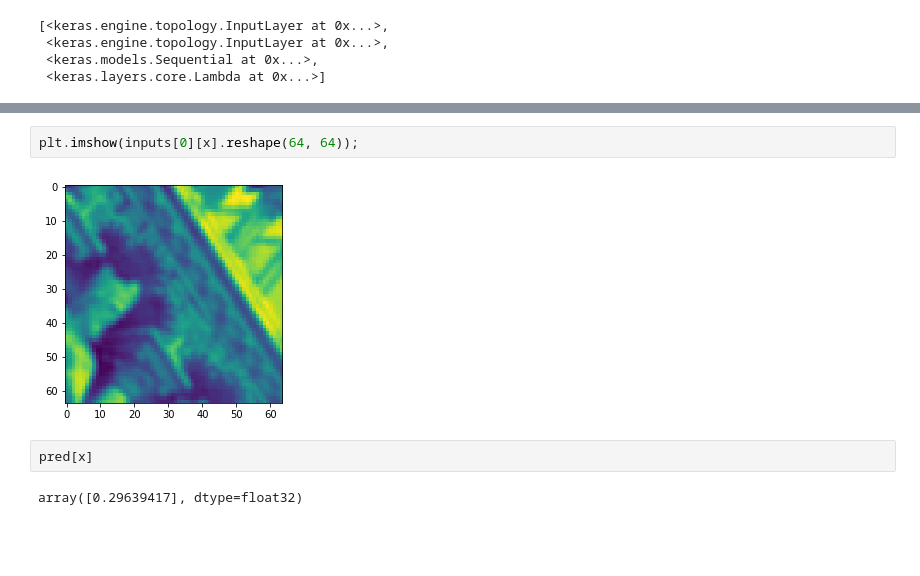
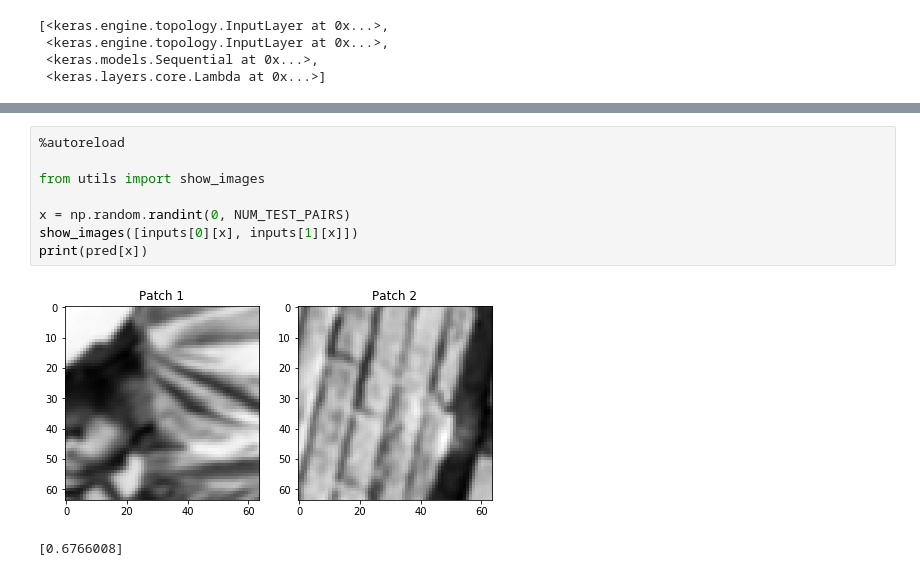
Before and after one commit to semyonkozlov/abbyy-diploma, a Jupyter notebook: descriptor/siamese/siam-l2.ipynb, the cells around one changed output, grey strips where cells are left out. Saved outputs shown, nothing was run; the diff lists cells and outputs as text; blank space fills up the shorter version.

```diff
--- a/descriptor/siamese/siam-l2.ipynb
+++ b/descriptor/siamese/siam-l2.ipynb
@@ -191,11 +198,14 @@ plt.imshow(inputs[1][x].reshape(64, 64));
-# %%
-plt.imshow(inputs[0][x].reshape(64, 64));
-# %% [output]
-[figure, removed]
-# %%
-pred[x]
-# %% [output]
-array([0.29639417], dtype=float32)
+# %%
+%autoreload
+
+from utils import show_images
+
+x = np.random.randint(0, NUM_TEST_PAIRS)
+show_images([inputs[0][x], inputs[1][x]])
+print(pred[x])
+# %% [output]
+[figure, added]
+[0.6766008]
 # %%
 from sklearn.metrics import accuracy_score
 
```
Also changed, not shown: parts of 15 cells of this notebook, 3 other files.
